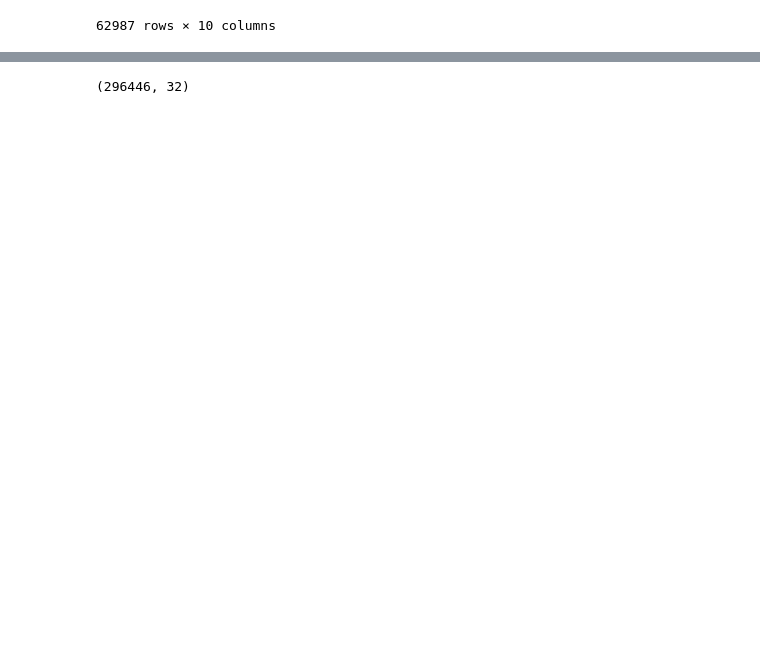
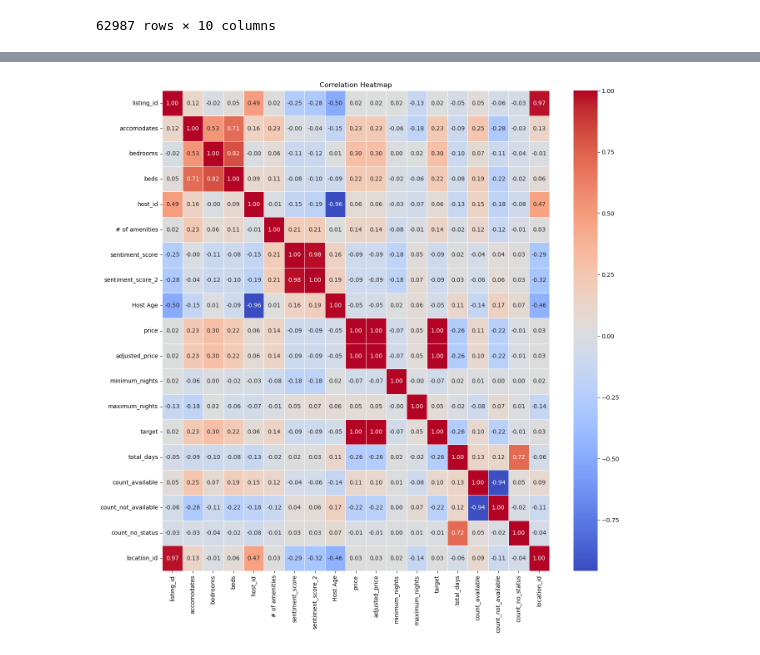
Before and after one commit to Raghav14Sharma/AirBnB_capstone_project, a Jupyter notebook: Project.ipynb, the cells around one changed output, grey strips where cells are left out. Saved outputs shown, nothing was run; the diff lists cells and outputs as text; code cells hidden in the pictures; blank space fills up the shorter version.

```diff
--- a/Project.ipynb
+++ b/Project.ipynb
@@ -296,0 +307,5 @@ listings
+# %%
+unique_locations = listings[['latitude','longitude']].drop_duplicates()
+unique_locations.reset_index(drop=True, inplace=True)
+unique_locations['location_id'] = unique_locations.index + 1
+unique_locations
@@ -297,3 +326,5 @@ listings
+# %%
+listings = pd.merge(listings, unique_locations[['longitude', 'latitude', 'location_id']], on=['longitude', 'latitude'], how='left')
 # %%
 listings.info()
 # %% [output]
@@ -316,0 +348,13 @@ memory usage: 452.8+ KB
+# %%
+numerics = ['int16', 'int32', 'int64', 'float16', 'float32', 'float64','category']
+
+pridiction_df_num = listings.select_dtypes(include=numerics)
+pridiction_df_num = pridiction_df_num.dropna(subset='price')
+cols = ['listing_id','accomodates', 'bedrooms',
+       'beds', 'host_id', '# of amenities', 'Category of amenities',
+       'sentiment_score', 'sentiment_score_2', 'Host Age', 'price',
+       'adjusted_price', 'minimum_nights', 'maximum_nights', 'target',
+       'total_days', 'count_available', 'count_not_available',
+       'count_no_status', 'location_id']
+pridiction_df_num =  pridiction_df_num[cols]
+pridiction_df_num
@@ -336,4 +394,8 @@ pridiction_df
-# %%
-listings.shape
-# %% [output]
-(296446, 32)
+# %%
+correlation_matrix = pridiction_df_num.corr()
+plt.figure(figsize=(15, 15))
+sns.heatmap(correlation_matrix, annot=True, cmap='coolwarm', fmt=".2f", linewidths=0.5)
+plt.title('Correlation Heatmap')
+plt.show()
+# %% [output]
+[figure, added]
```
Also changed, not shown: parts of 13 cells of this notebook.
